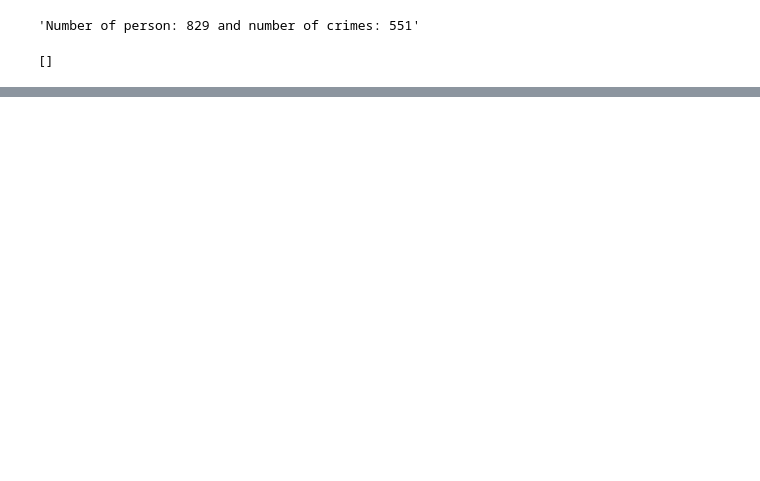
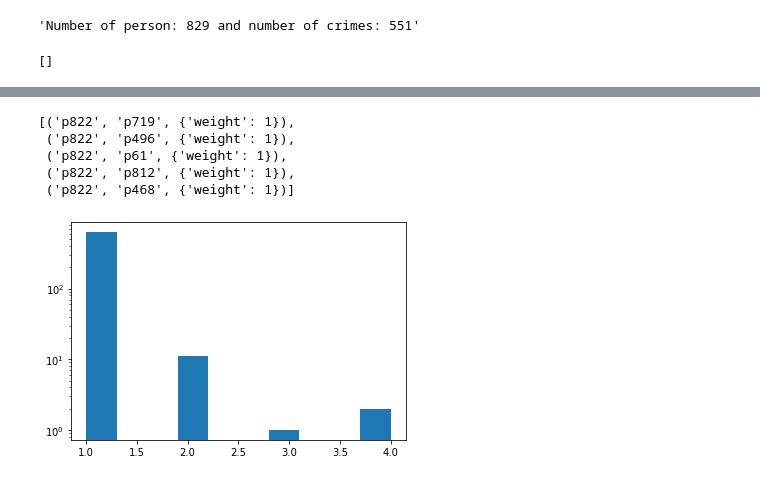
Before and after one commit to dmdequin/CrimeNetworkAnalysis, a Jupyter notebook: Notebooks/Maria.ipynb, the cells around one changed output, grey strips where cells are left out. Saved outputs shown, nothing was run; the diff lists cells and outputs as text; code cells hidden in the pictures; blank space fills up the shorter version.

```diff
--- a/Notebooks/Maria.ipynb
+++ b/Notebooks/Maria.ipynb
@@ -166,0 +217,18 @@ TypeError: list indices must be integers or slices, not str
+# %%
+# projection of suspect graph
+weighted_suspect_graph = nx.bipartite.weighted_projected_graph(GS, people_nodes_GS, ratio=False)
+list(weighted_suspect_graph.edges(data=True))[0:5]
+# %% [output]
+[('p822', 'p719', {'weight': 1}),
+ ('p822', 'p496', {'weight': 1}),
+ ('p822', 'p61', {'weight': 1}),
+ ('p822', 'p812', {'weight': 1}),
+ ('p822', 'p468', {'weight': 1})]
+# %%
+weights = list(nx.get_edge_attributes(weighted_suspect_graph, 'weight').values())
+
+# plot weights
+plt.hist(weights, bins = 10, log=True)
+plt.show()
+# %% [output]
+[figure, added]
```
Also changed, not shown: parts of 13 cells of this notebook.
